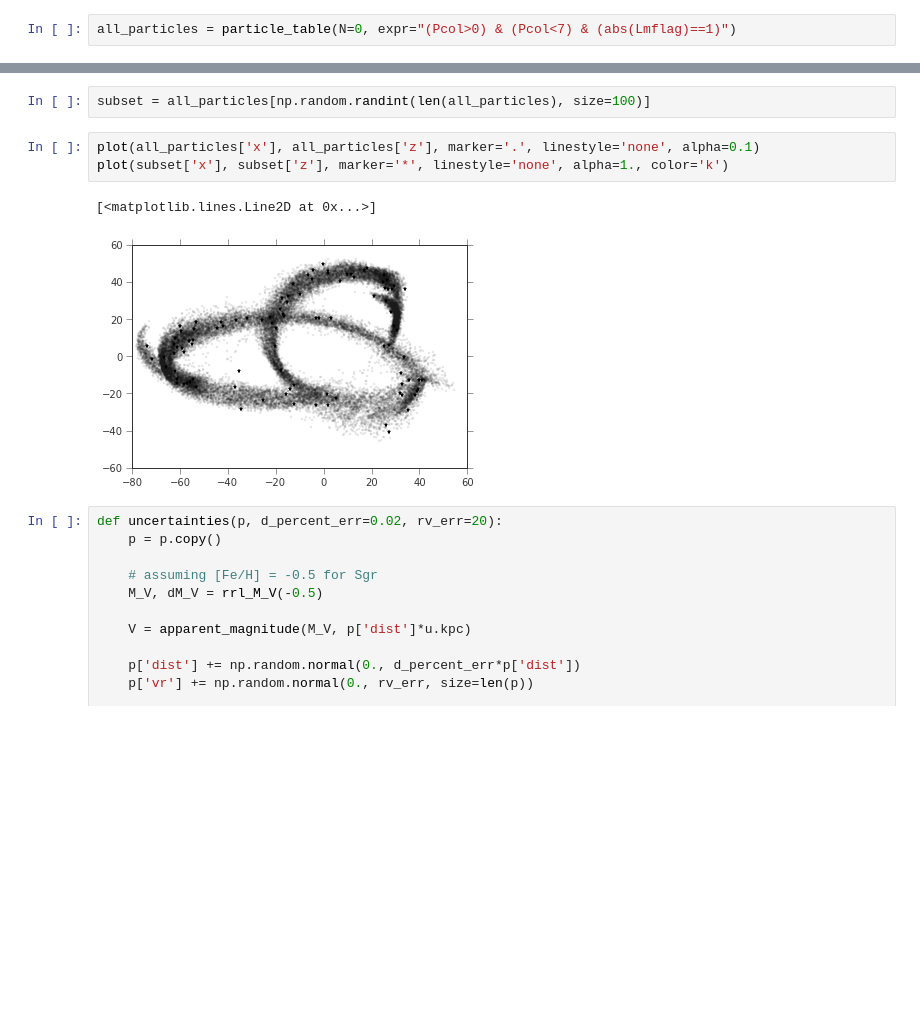
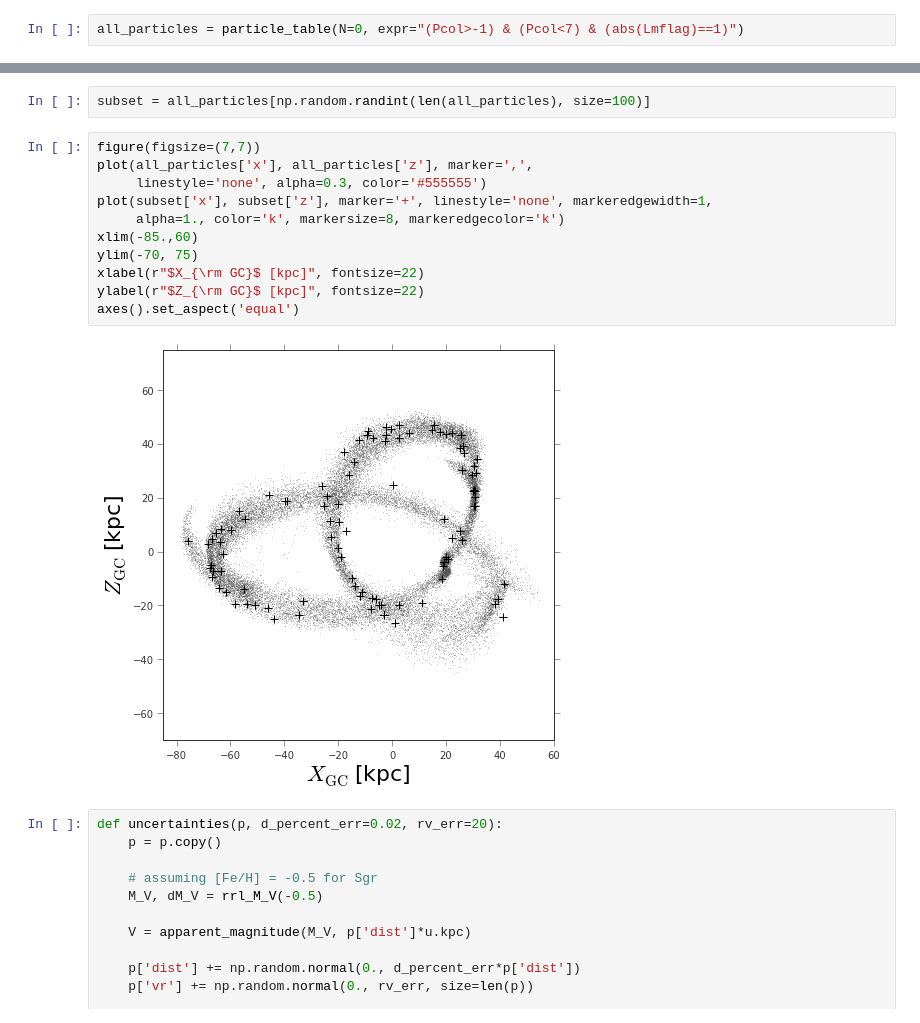
Before and after one commit to adrn/streams, a Jupyter notebook: text/notebooks/Gaia Data Challenge - LM10 selection.ipynb, the cells around one changed output, grey strips where cells are left out. Cells and saved outputs as stored; diff of their text form; blank space fills up the shorter version.

```diff
--- a/text/notebooks/Gaia Data Challenge - LM10 selection.ipynb
+++ b/text/notebooks/Gaia Data Challenge - LM10 selection.ipynb
@@ -10,2 +16,2 @@ from streams.observation import apparent_magnitude
 # %%
-all_particles = particle_table(N=0, expr="(Pcol>0) & (Pcol<7) & (abs(Lmflag)==1)")
+all_particles = particle_table(N=0, expr="(Pcol>-1) & (Pcol<7) & (abs(Lmflag)==1)")
@@ -27,11 +37,18 @@ Subselect 100 particles, add errors
 # %%
 subset = all_particles[np.random.randint(len(all_particles), size=100)]
 # %%
-plot(all_particles['x'], all_particles['z'], marker='.', linestyle='none', alpha=0.1)
-plot(subset['x'], subset['z'], marker='*', linestyle='none', alpha=1., color='k')
+figure(figsize=(7,7))
+plot(all_particles['x'], all_particles['z'], marker=',',
+     linestyle='none', alpha=0.3, color='#555555')
+plot(subset['x'], subset['z'], marker='+', linestyle='none', markeredgewidth=1,
+     alpha=1., color='k', markersize=8, markeredgecolor='k')
+xlim(-85.,60)
+ylim(-70, 75)
+xlabel(r"$X_{\rm GC}$ [kpc]", fontsize=22)
+ylabel(r"$Z_{\rm GC}$ [kpc]", fontsize=22)
+axes().set_aspect('equal')
 # %% [output]
-[<matplotlib.lines.Line2D at 0x...>]
-[figure, old version]
+[figure, new version]
 # %%
 def uncertainties(p, d_percent_err=0.02, rv_err=20):
     p = p.copy()
```
Also changed, not shown: parts of 5 cells of this notebook.
